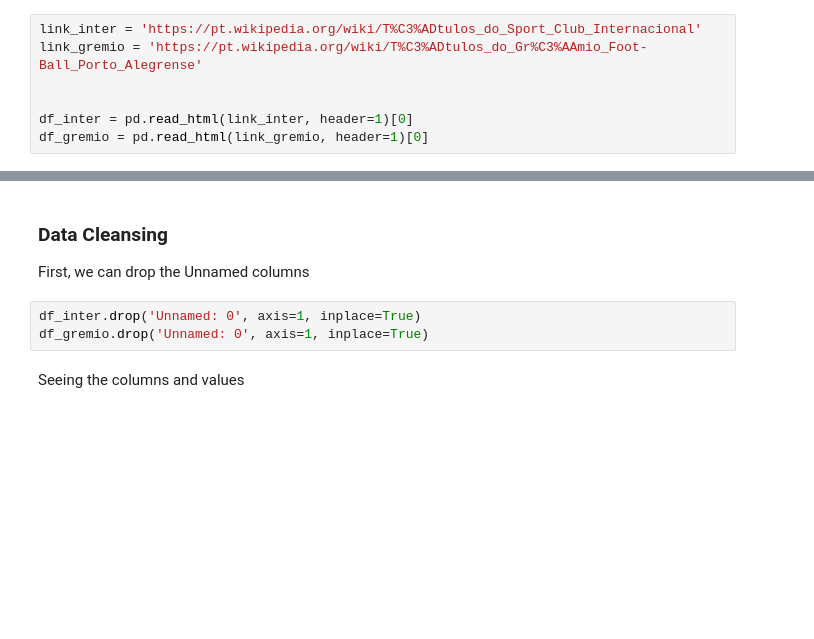
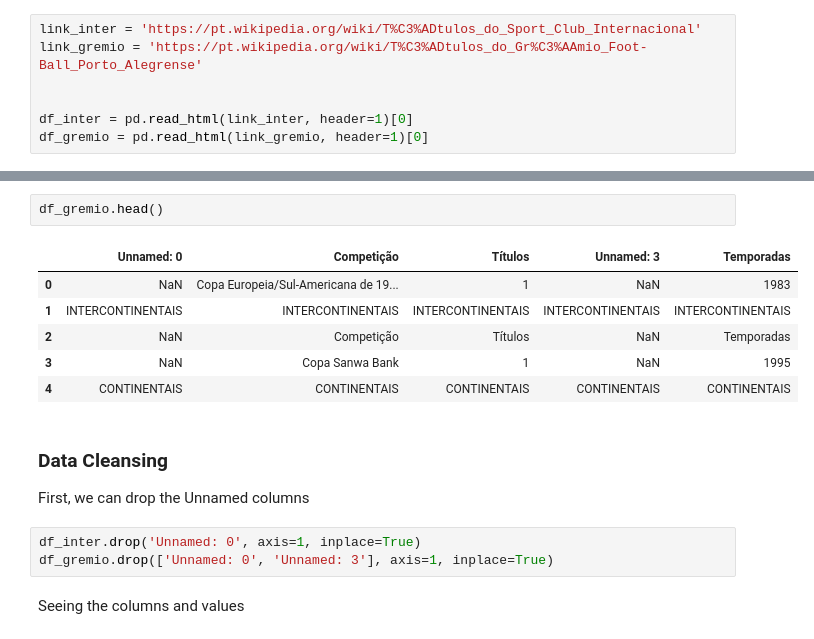
Before and after one commit to gustavocrod/Data-Science, a Jupyter notebook: Maior do Sul/biggest_team.ipynb, the cells around one changed output, grey strips where cells are left out. Saved outputs shown, nothing was run; the diff lists cells and outputs as text; blank space fills up the shorter version.

```diff
--- a/Maior do Sul/biggest_team.ipynb
+++ b/Maior do Sul/biggest_team.ipynb
@@ -37,10 +46,19 @@ df_gremio = pd.read_html(link_gremio, header=1)[0]
+# %%
+df_gremio.head()
+# %% [output]
+|  | Unnamed: 0 | Competição | Títulos | Unnamed: 3 | Temporadas |
+| 0 | NaN | Copa Europeia/Sul-Americana de 19... | 1 | NaN | 1983 |
+| 1 | INTERCONTINENTAIS | INTERCONTINENTAIS | INTERCONTINENTAIS | INTERCONTINENTAIS | INTERCONTINENTAIS |
+| 2 | NaN | Competição | Títulos | NaN | Temporadas |
+| 3 | NaN | Copa Sanwa Bank | 1 | NaN | 1995 |
+| 4 | CONTINENTAIS | CONTINENTAIS | CONTINENTAIS | CONTINENTAIS | CONTINENTAIS |
 # %% [markdown]
 ### Data Cleansing
 
 First, we can drop the Unnamed columns
 # %%
 df_inter.drop('Unnamed: 0', axis=1, inplace=True)
-df_gremio.drop('Unnamed: 0', axis=1, inplace=True)
+df_gremio.drop(['Unnamed: 0', 'Unnamed: 3'], axis=1, inplace=True)
 # %% [markdown]
 Seeing the columns and values
 # %%
```
Also changed, not shown: parts of 13 cells of this notebook, 2 other files.
